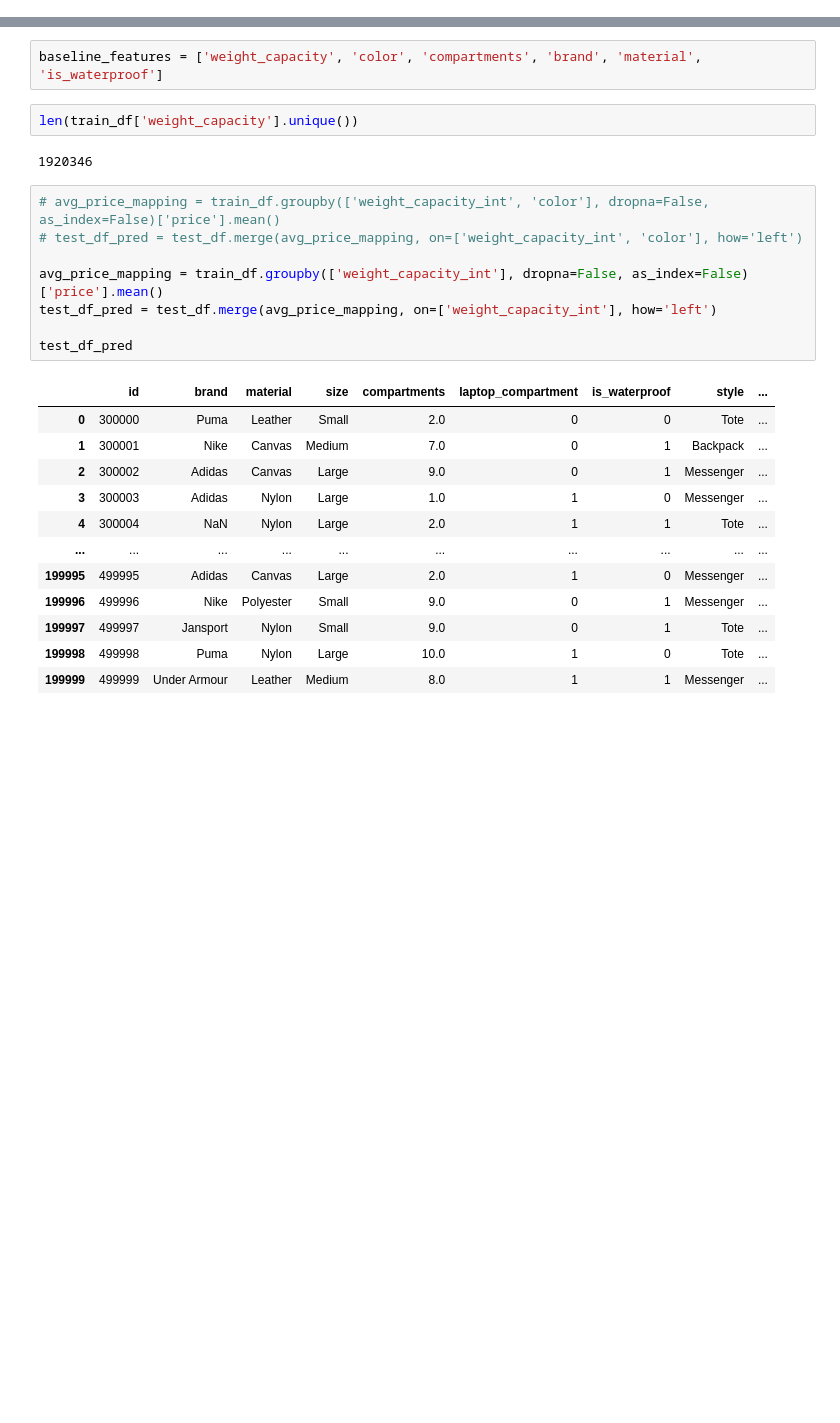
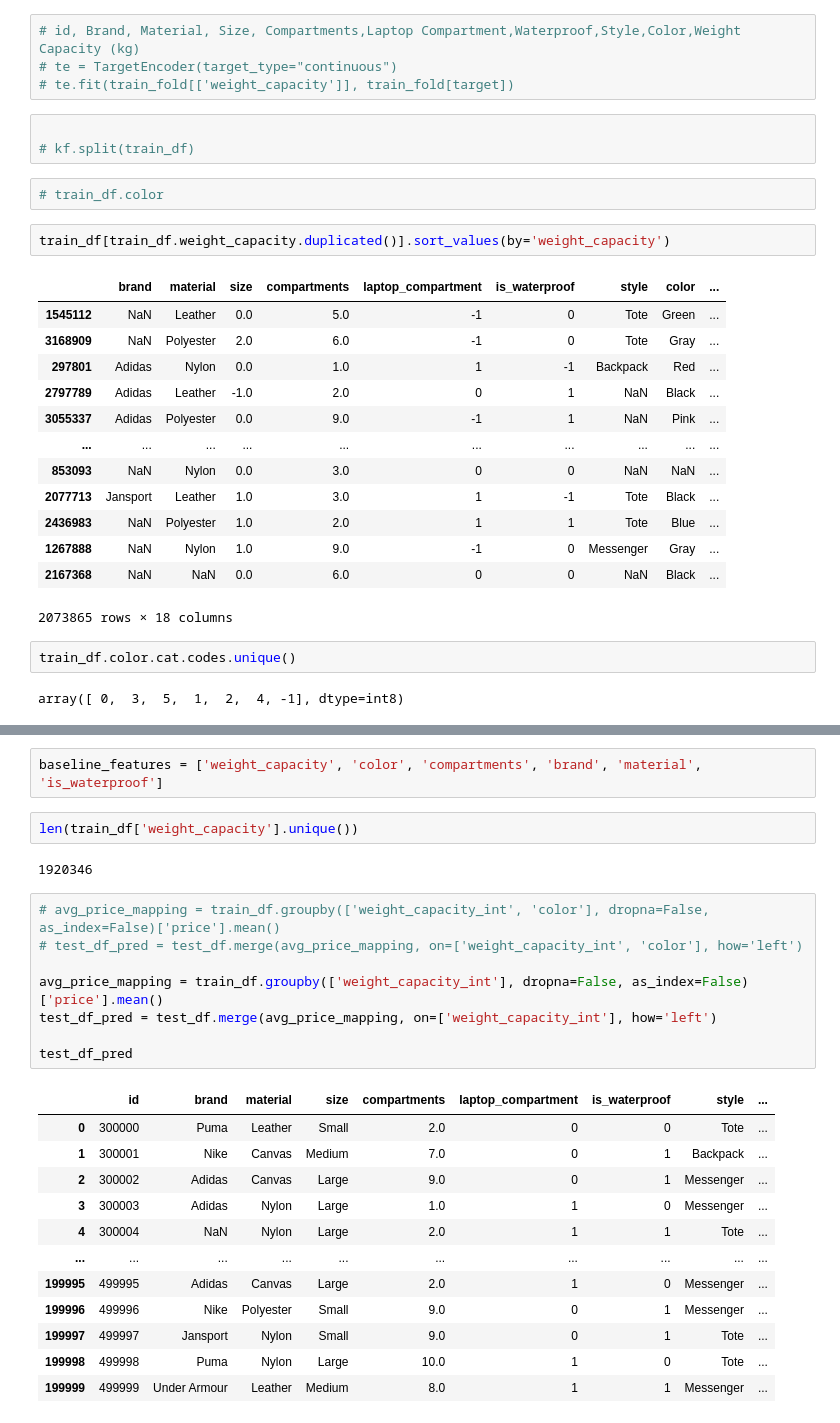
Before and after one commit to Jordanbarker/backpack-prediction-challenge, a Jupyter notebook: notebooks/feature_selection.ipynb, the cells around one changed output, grey strips where cells are left out. Saved outputs shown, nothing was run; the diff lists cells and outputs as text; blank space fills up the shorter version.

```diff
--- a/notebooks/feature_selection.ipynb
+++ b/notebooks/feature_selection.ipynb
@@ -51,0 +57,29 @@ test_df = prepare_data(test_df, is_train=False)
+# %%
+# id, Brand, Material, Size, Compartments,Laptop Compartment,Waterproof,Style,Color,Weight Capacity (kg)
+# te = TargetEncoder(target_type="continuous")
+# te.fit(train_fold[['weight_capacity']], train_fold[target])
+# %%
+
+# kf.split(train_df)
+# %%
+# train_df.color
+# %%
+train_df[train_df.weight_capacity.duplicated()].sort_values(by='weight_capacity')
+# %% [output]
+|  | brand | material | size | compartments | laptop_compartment | is_waterproof | style | color | ... |
+| 1545112 | NaN | Leather | 0.0 | 5.0 | -1 | 0 | Tote | Green | ... |
+| 3168909 | NaN | Polyester | 2.0 | 6.0 | -1 | 0 | Tote | Gray | ... |
+| 297801 | Adidas | Nylon | 0.0 | 1.0 | 1 | -1 | Backpack | Red | ... |
+| 2797789 | Adidas | Leather | -1.0 | 2.0 | 0 | 1 | NaN | Black | ... |
+| 3055337 | Adidas | Polyester | 0.0 | 9.0 | -1 | 1 | NaN | Pink | ... |
+| ... | ... | ... | ... | ... | ... | ... | ... | ... | ... |
+| 853093 | NaN | Nylon | 0.0 | 3.0 | 0 | 0 | NaN | NaN | ... |
+| 2077713 | Jansport | Leather | 1.0 | 3.0 | 1 | -1 | Tote | Black | ... |
+| 2436983 | NaN | Polyester | 1.0 | 2.0 | 1 | 1 | Tote | Blue | ... |
+| 1267888 | NaN | Nylon | 1.0 | 9.0 | -1 | 0 | Messenger | Gray | ... |
+| 2167368 | NaN | NaN | 0.0 | 6.0 | 0 | 0 | NaN | Black | ... |
+2073865 rows × 18 columns
+# %%
+train_df.color.cat.codes.unique()
+# %% [output]
+array([ 0,  3,  5,  1,  2,  4, -1], dtype=int8)
```
Also changed, not shown: parts of 37 cells of this notebook.
